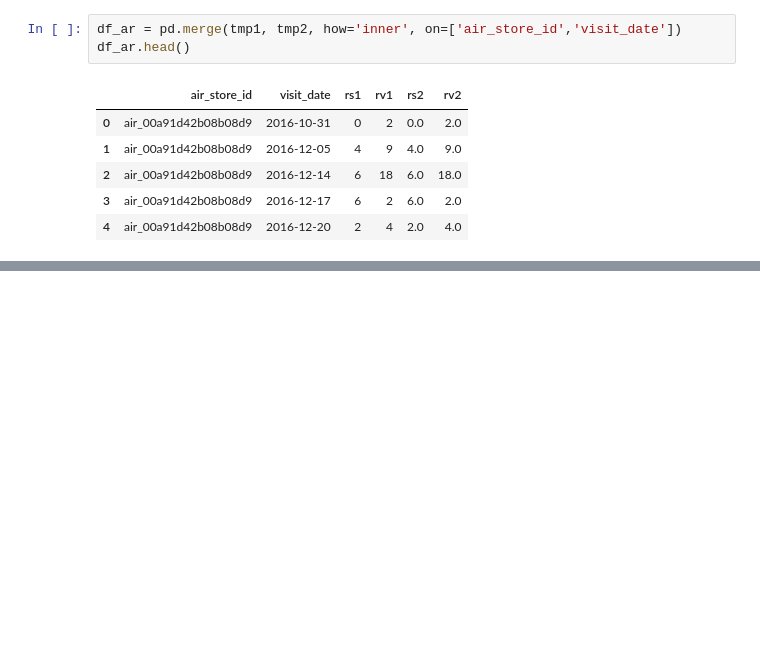
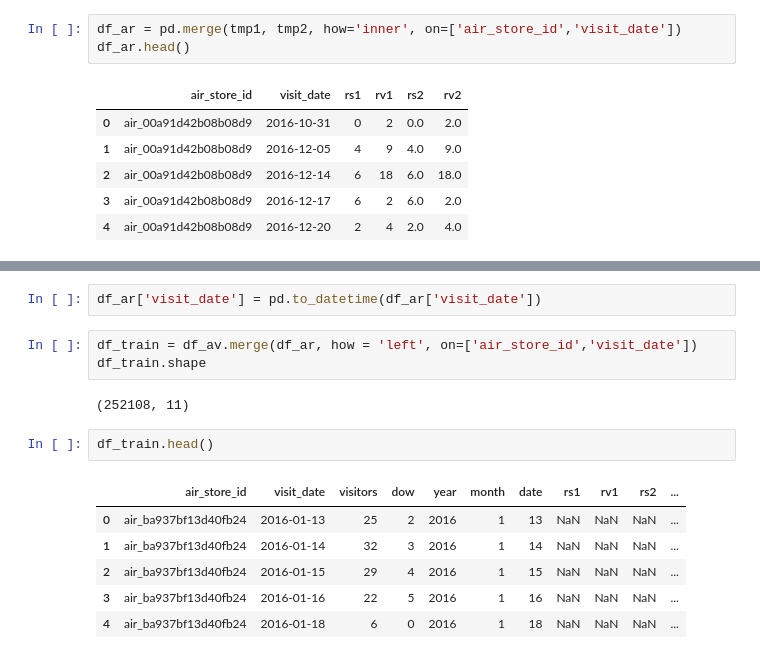
Before and after one commit to dongzhang84/Kaggle, a Jupyter notebook: Restaurant_Visitor_Forecasting/Visitor_forecasting_v3.ipynb, the cells around one changed output, grey strips where cells are left out. Saved outputs shown, nothing was run; the diff lists cells and outputs as text; blank space fills up the shorter version.

```diff
--- a/Restaurant_Visitor_Forecasting/Visitor_forecasting_v3.ipynb
+++ b/Restaurant_Visitor_Forecasting/Visitor_forecasting_v3.ipynb
@@ -452,0 +470,16 @@ df_ar.head()
+# %%
+df_ar['visit_date'] = pd.to_datetime(df_ar['visit_date'])
+# %%
+df_train = df_av.merge(df_ar, how = 'left', on=['air_store_id','visit_date'])
+df_train.shape
+# %% [output]
+(252108, 11)
+# %%
+df_train.head()
+# %% [output]
+|  | air_store_id | visit_date | visitors | dow | year | month | date | rs1 | rv1 | rs2 | ... |
+| 0 | air_ba937bf13d40fb24 | 2016-01-13 | 25 | 2 | 2016 | 1 | 13 | NaN | NaN | NaN | ... |
+| 1 | air_ba937bf13d40fb24 | 2016-01-14 | 32 | 3 | 2016 | 1 | 14 | NaN | NaN | NaN | ... |
+| 2 | air_ba937bf13d40fb24 | 2016-01-15 | 29 | 4 | 2016 | 1 | 15 | NaN | NaN | NaN | ... |
+| 3 | air_ba937bf13d40fb24 | 2016-01-16 | 22 | 5 | 2016 | 1 | 16 | NaN | NaN | NaN | ... |
+| 4 | air_ba937bf13d40fb24 | 2016-01-18 | 6 | 0 | 2016 | 1 | 18 | NaN | NaN | NaN | ... |
```
Also changed, not shown: parts of 15 cells of this notebook.
